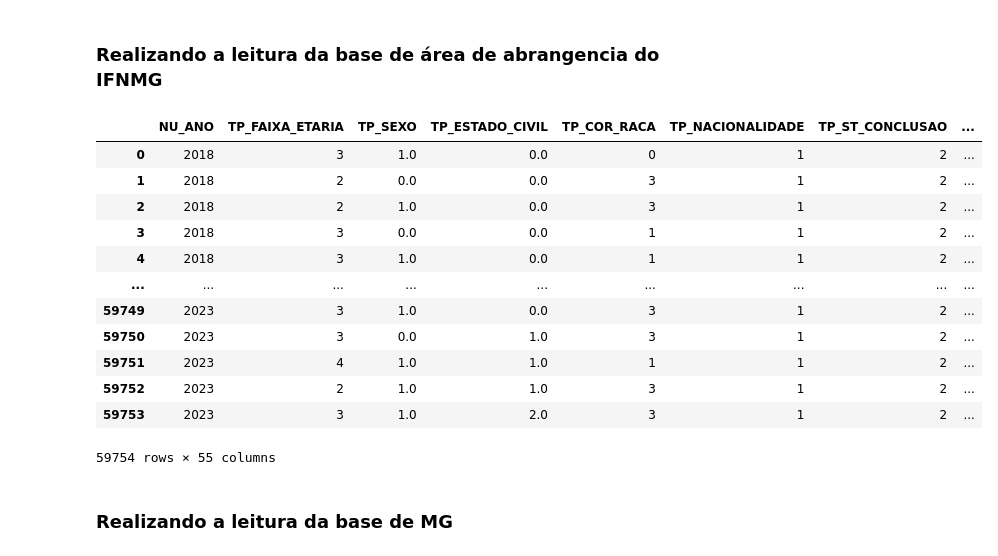
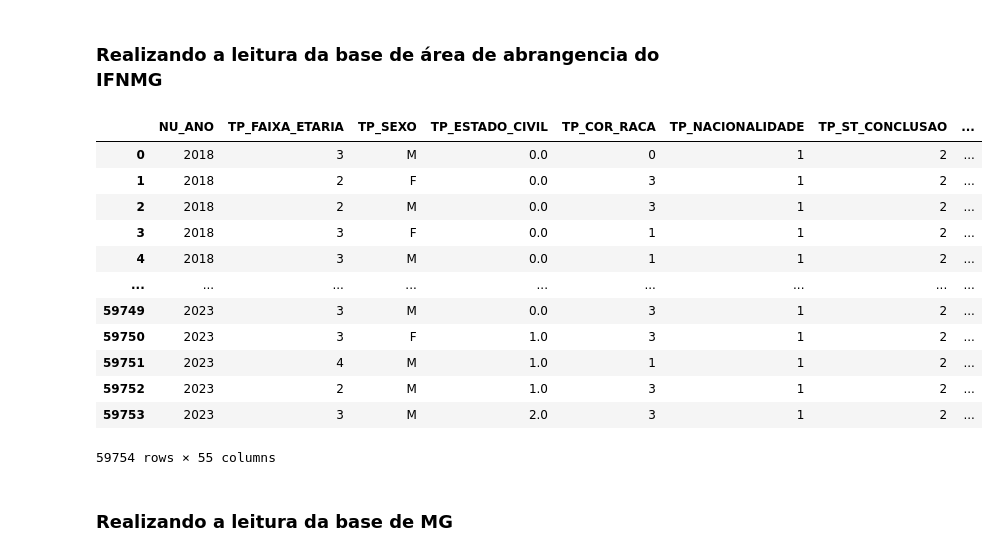
Before and after one commit to NandaLeal/TCC, a Jupyter notebook: TCC - FASE 2.ipynb, the cells around one changed output. Cells and saved outputs as stored; diff of their text form; code cells hidden in the pictures.

```diff
--- a/TCC - FASE 2.ipynb
+++ b/TCC - FASE 2.ipynb
@@ -18,22 +18,21 @@ from sklearn.preprocessing import StandardScaler
 # %% [markdown]
 ### **Realizando a leitura da base de área de abrangencia do IFNMG**
 # %%
-#Base com dados já convertidos em ordinal
-df_final = pd.read_csv("BASES\ENEM_FINAL.csv")
+df_final = pd.read_parquet(r"C:\Users\fernanda.leal\Documents\FERNANDA\TCC\DESENVOLVIMENTO\BASES\processed\ENEM_RENOMEADO.parquet", engine="fastparquet")
 df_final
 # %% [output]
 |  | NU_ANO | TP_FAIXA_ETARIA | TP_SEXO | TP_ESTADO_CIVIL | TP_COR_RACA | TP_NACIONALIDADE | TP_ST_CONCLUSAO | ... |
-| 0 | 2018 | 3 | 1.0 | 0.0 | 0 | 1 | 2 | ... |
-| 1 | 2018 | 2 | 0.0 | 0.0 | 3 | 1 | 2 | ... |
-| 2 | 2018 | 2 | 1.0 | 0.0 | 3 | 1 | 2 | ... |
-| 3 | 2018 | 3 | 0.0 | 0.0 | 1 | 1 | 2 | ... |
-| 4 | 2018 | 3 | 1.0 | 0.0 | 1 | 1 | 2 | ... |
+| 0 | 2018 | 3 | M | 0.0 | 0 | 1 | 2 | ... |
+| 1 | 2018 | 2 | F | 0.0 | 3 | 1 | 2 | ... |
+| 2 | 2018 | 2 | M | 0.0 | 3 | 1 | 2 | ... |
+| 3 | 2018 | 3 | F | 0.0 | 1 | 1 | 2 | ... |
+| 4 | 2018 | 3 | M | 0.0 | 1 | 1 | 2 | ... |
 | ... | ... | ... | ... | ... | ... | ... | ... | ... |
-| 59749 | 2023 | 3 | 1.0 | 0.0 | 3 | 1 | 2 | ... |
-| 59750 | 2023 | 3 | 0.0 | 1.0 | 3 | 1 | 2 | ... |
-| 59751 | 2023 | 4 | 1.0 | 1.0 | 1 | 1 | 2 | ... |
-| 59752 | 2023 | 2 | 1.0 | 1.0 | 3 | 1 | 2 | ... |
-| 59753 | 2023 | 3 | 1.0 | 2.0 | 3 | 1 | 2 | ... |
+| 59749 | 2023 | 3 | M | 0.0 | 3 | 1 | 2 | ... |
+| 59750 | 2023 | 3 | F | 1.0 | 3 | 1 | 2 | ... |
+| 59751 | 2023 | 4 | M | 1.0 | 1 | 1 | 2 | ... |
+| 59752 | 2023 | 2 | M | 1.0 | 3 | 1 | 2 | ... |
+| 59753 | 2023 | 3 | M | 2.0 | 3 | 1 | 2 | ... |
 59754 rows × 55 columns
 # %% [markdown]
 ### **Realizando a leitura da base de MG**
```
Also changed, not shown: parts of 16 cells of this notebook.
